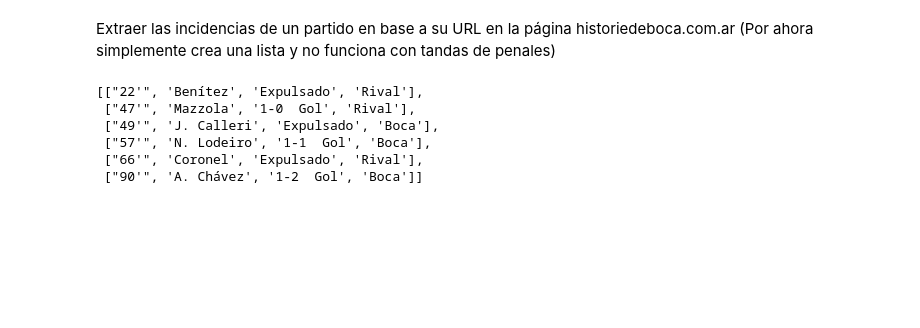
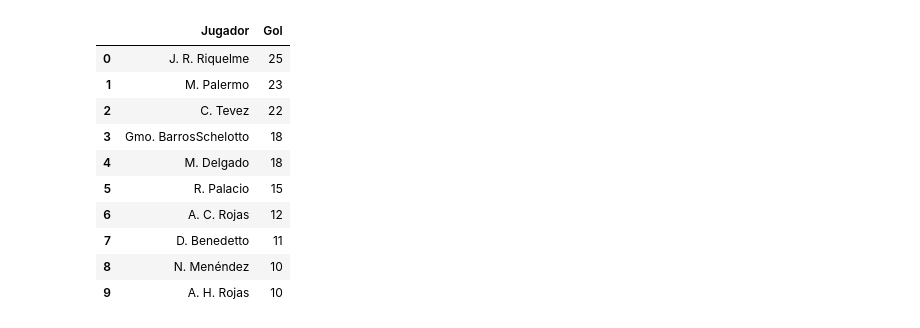
Before and after one commit to valensantarone/Boca-Juniors-DataFrame, a Jupyter notebook: incidences_matches.ipynb, the cells around one changed output. Cells and saved outputs as stored; diff of their text form; code cells hidden in the pictures; blank space fills up the shorter version.

```diff
--- a/incidences_matches.ipynb
+++ b/incidences_matches.ipynb
@@ -4,6 +5,3 @@ from bs4 import BeautifulSoup
 import requests
 import re
-# %% [markdown]
-Extraer las incidencias de un partido en base a su URL en la página historiedeboca.com.ar
-(Por ahora simplemente crea una lista y no funciona con tandas de penales)
 # %%
@@ -82,13 +125 @@ def get_incidences(url):
     else: return f'Error {response.status_code}'
-# %%
-url = 'https://www.historiadeboca.com.ar/partido/gimnasia-lp-1-boca-2-campeonato-2015/6041.html'
-
-incidences = get_incidences(url)
-incidences
-# %% [output]
-[["22'", 'Benítez', 'Expulsado', 'Rival'],
- ["47'", 'Mazzola', '1-0  Gol', 'Rival'],
- ["49'", 'J. Calleri', 'Expulsado', 'Boca'],
- ["57'", 'N. Lodeiro', '1-1  Gol', 'Boca'],
- ["66'", 'Coronel', 'Expulsado', 'Rival'],
- ["90'", 'A. Chávez', '1-2  Gol', 'Boca']]
@@ -94,0 +157,38 @@ incidences
+# %%
+# Ordena la lista del incidente seleccionado
+def sort_incendes_list(list):
+    table = []
+
+    for element in list:
+        found = False
+        for item in table:
+            if item[0] == element:
+                item[1] += 1
+                found = True
+                break
+        if not found:
+            table.append([element, 1])
+
+    incidences_table = sorted(table, key=lambda x: x[1], reverse=True)
+
+    return incidences_table
+# %%
+competition = 'Libertadores'
+incidence_type = 'Gol'
+
+list = get_incidences_type_list(competition, incidence_type)
+sorted_list = sort_incendes_list(list)
+df = pd.DataFrame(sorted_list, columns=['Jugador', incidence_type])
+df.head(10)
+# %% [output]
+|  | Jugador | Gol |
+| 0 | J. R. Riquelme | 25 |
+| 1 | M. Palermo | 23 |
+| 2 | C. Tevez | 22 |
+| 3 | Gmo. BarrosSchelotto | 18 |
+| 4 | M. Delgado | 18 |
+| 5 | R. Palacio | 15 |
+| 6 | A. C. Rojas | 12 |
+| 7 | D. Benedetto | 11 |
+| 8 | N. Menéndez | 10 |
+| 9 | A. H. Rojas | 10 |
```
Also changed, not shown: parts of 3 cells of this notebook, 7 other files.
